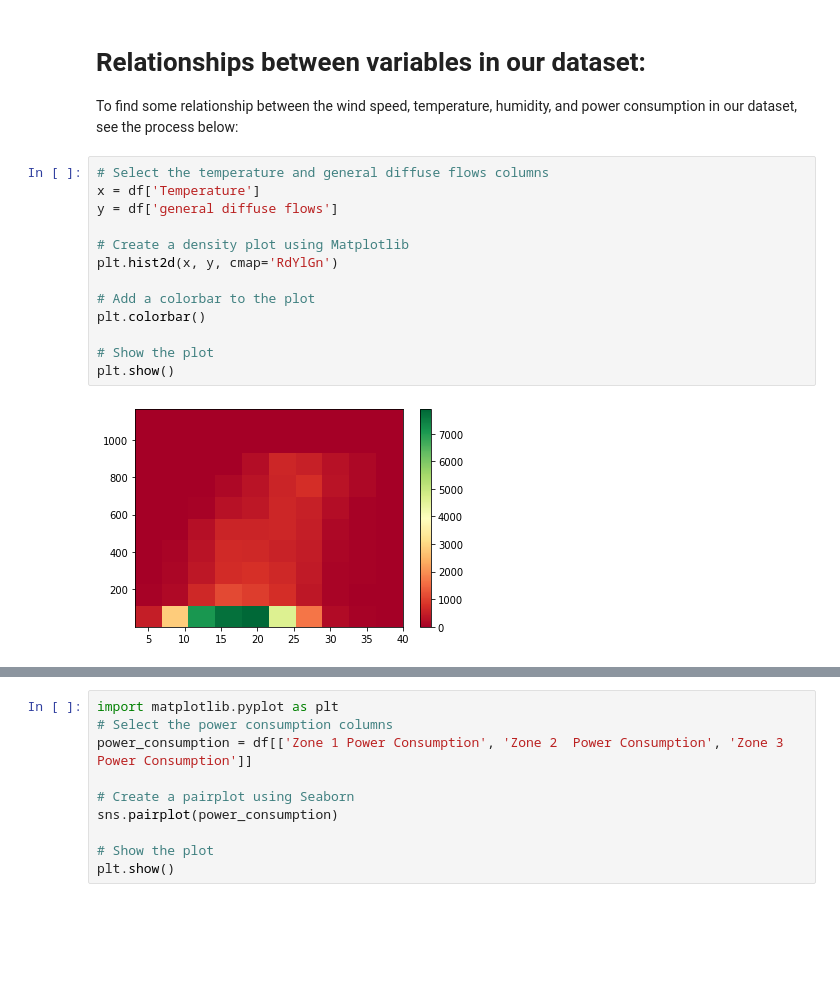
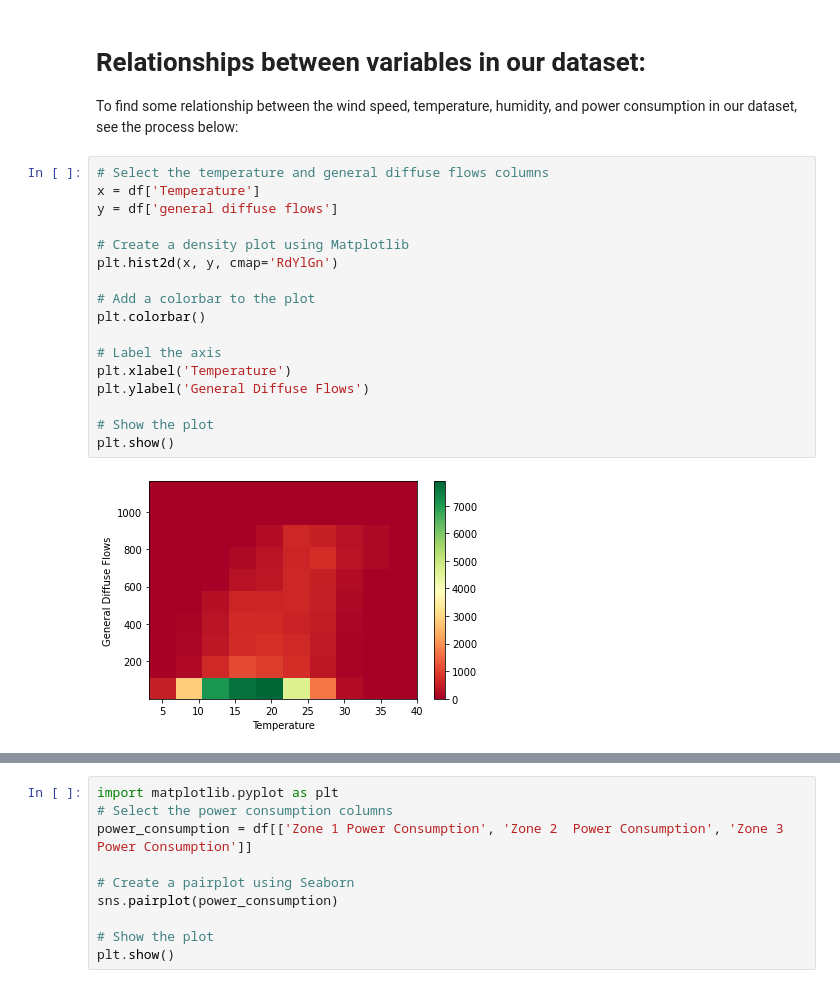
Before and after one commit to Chuka-J-Uzo/Regression_Analysis_PowerConsumption_Data, a Jupyter notebook: Regression_model_main.ipynb, the cells around one changed output, grey strips where cells are left out. Saved outputs shown, nothing was run; the diff lists cells and outputs as text; blank space fills up the shorter version.

Commit message:
commits with colorbar charts

```diff
--- a/Regression_model_main.ipynb
+++ b/Regression_model_main.ipynb
@@ -60,15 +60,19 @@ To find some relationship between the wind speed, temperature, humidity, and pow
 # %%
 # Select the temperature and general diffuse flows columns
 x = df['Temperature']
 y = df['general diffuse flows']
 
 # Create a density plot using Matplotlib
 plt.hist2d(x, y, cmap='RdYlGn')
 
 # Add a colorbar to the plot
 plt.colorbar()
 
+# Label the axis
+plt.xlabel('Temperature')
+plt.ylabel('General Diffuse Flows')
+
 # Show the plot
 plt.show()
 # %% [output]
-[figure, old version]
+[figure, new version]
```
Also changed, not shown: parts of 1 cell of this notebook.
